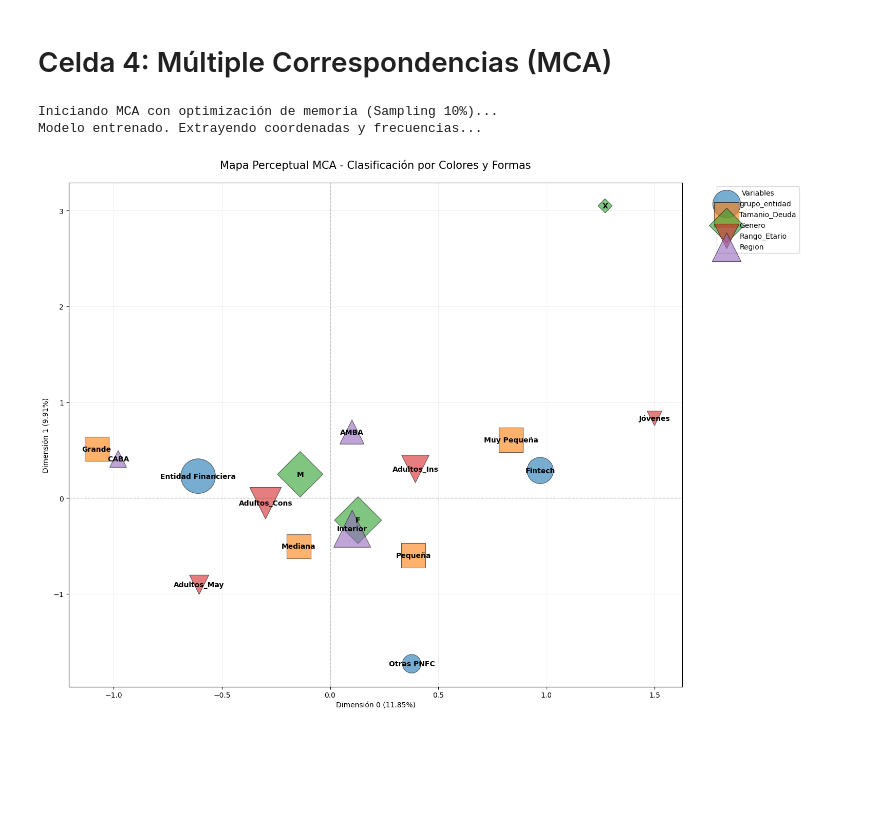
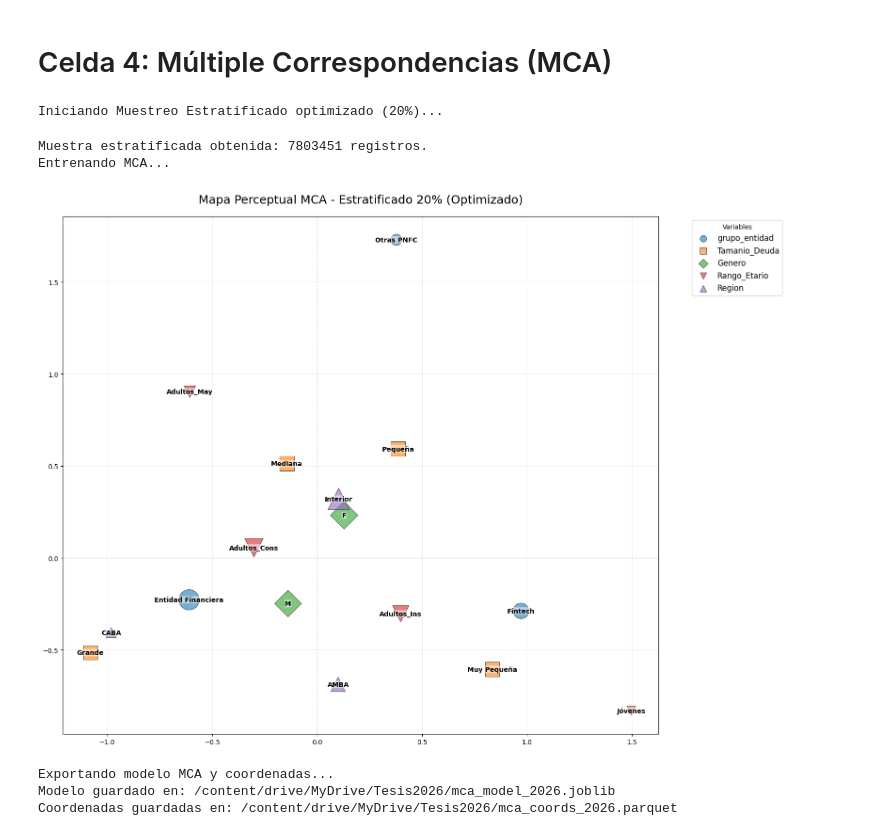
Before and after one commit to tobiasllop/Tesis, a Jupyter notebook: Parte_B_1.ipynb, the cells around one changed output. Drawn from its saved outputs; the diff is of its cells as text; code cells hidden in the pictures; blank space fills up the shorter version.

```diff
--- a/Parte_B_1.ipynb
+++ b/Parte_B_1.ipynb
@@ -251,13 +278,26 @@ if 'df_mca_2026' not in locals():
         df_mca_2026 = pd.read_parquet(ruta_mca_final)
 
 if 'df_mca_2026' in locals():
-    print("Iniciando MCA con optimización de memoria (Sampling 10%)...")
-    df_sample = df_mca_2026.sample(frac=0.10, random_state=42)
+    print("Iniciando Muestreo Estratificado optimizado (20%)...")
 
+    # Para ahorrar RAM, creamos los estratos y muestreamos usando pandas groupby
+    df_mca_2026['estrato'] = (df_mca_2026['Genero'].astype(str) + "_" +
+                              df_mca_2026['Rango_Etario'].astype(str) + "_" +
+                              df_mca_2026['Region'].astype(str))
+
+    # Muestreo proporcional por estrato
+    df_sample = df_mca_2026.groupby('estrato', group_keys=False).apply(lambda x: x.sample(frac=0.2, random_state=42))
+
+    df_mca_2026.drop(columns=['estrato'], inplace=True)
+    df_sample = df_sample.drop(columns=['estrato'])
+
+    print(f"Muestra estratificada obtenida: {len(df_sample)} registros.")
+    gc.collect()
+
+    print("Entrenando MCA...")
     mca_26 = prince.MCA(n_components=2, n_iter=3, copy=False, engine='sklearn', random_state=42)
     mca_26 = mca_26.fit(df_sample)
 
-    print("Modelo entrenado. Extrayendo coordenadas y frecuencias...")
     col_coords = mca_26.column_coordinates(df_sample)
 
     frecuencias_dict = {}
@@ -269,44 +309,47 @@ if 'df_mca_2026' in locals():
     palette = {'grupo_entidad': '#1f77b4', 'Tamanio_Deuda': '#ff7f0e', 'Genero': '#2ca02c', 'Rango_Etario': '#d62728', 'Region': '#9467bd'}
     markers = {'grupo_entidad': 'o', 'Tamanio_Deuda': 's', 'Genero': 'D', 'Rango_Etario': 'v', 'Region': '^'}
 
     plt.figure(figsize=(16, 12))
 
     for var_name in palette.keys():
         mask = [idx.startswith(f"{var_name}__") for idx in col_coords.index]
         subset = col_coords[mask]
 
         if not subset.empty:
             subset_counts = [frecuencias_dict.get(idx, 100) for idx in subset.index]
             max_total = max(frecuencias_dict.values())
-            subset_sizes = [(c / max_total * 3000) + 300 for c in subset_counts]
+            # Escala de burbujas reducida para no tapar labels
+            subset_sizes = [(c / max_total * 1000) + 100 for c in subset_counts]
 
             plt.scatter(subset[0], subset[1], s=subset_sizes, alpha=0.6,
                         color=palette[var_name], marker=markers[var_name],
                         label=var_name, edgecolors='black', linewidth=0.8)
 
             for idx in subset.index:
                 label = idx.split('__')[-1]
-                # Aumento de fontsize a 12 y desplazamiento para evitar solapamiento con el punto
                 plt.annotate(label, (subset.loc[idx, 0], subset.loc[idx, 1]),
-                             fontsize=12, fontweight='bold', ha='center', va='center',
-                             bbox=dict(boxstyle='round,pad=0.2', fc='yellow', alpha=0.3))
+                             fontsize=10, fontweight='bold', ha='center', va='center',
+                             bbox=dict(boxstyle='round,pad=0.05', fc='white', alpha=0.5, ec='none'))
 
     plt.axhline(0, color='black', lw=1, ls='--', alpha=0.2)
     plt.axvline(0, color='black', lw=1, ls='--', alpha=0.2)
-    plt.title('Mapa Perceptual MCA - Optimizado (Sin Género X)', fontsize=18, pad=20)
-    plt.xlabel(f'Dimensión 0 ({mca_26.percentage_of_variance_[0]:.2f}%)', fontsize=14)
-    plt.ylabel(f'Dimensión 1 ({mca_26.percentage_of_variance_[1]:.2f}%)', fontsize=14)
-    plt.legend(title="Variables", bbox_to_anchor=(1.05, 1), loc='upper left', fontsize=12)
+    plt.title('Mapa Perceptual MCA - Estratificado 20% (Optimizado)', fontsize=18, pad=20)
+
+    lgnd = plt.legend(title="Variables", bbox_to_anchor=(1.05, 1), loc='upper left', fontsize=12)
+    for handle in lgnd.legend_handles:
+        handle.set_sizes([100.0])
+
     plt.grid(True, alpha=0.2)
     plt.tight_layout()
     plt.show()
 
     del df_sample
     gc.collect()
 # %% [output]
-Iniciando MCA con optimización de memoria (Sampling 10%)...
-Modelo entrenado. Extrayendo coordenadas y frecuencias...
+Iniciando Muestreo Estratificado optimizado (20%)...
+Muestra estratificada obtenida: 7803451 registros.
+Entrenando MCA...
-[figure, old version]
+[figure, new version]
 # %%
 import joblib
 
@@ -324,3 +367,7 @@ col_coords.to_parquet(ruta_coords)
 
 print(f"Modelo guardado en: {ruta_modelo}")
 print(f"Coordenadas guardadas en: {ruta_coords}")
+# %% [output]
+Exportando modelo MCA y coordenadas...
+Modelo guardado en: /content/drive/MyDrive/Tesis2026/mca_model_2026.joblib
+Coordenadas guardadas en: /content/drive/MyDrive/Tesis2026/mca_coords_2026.parquet
```
Also changed, not shown: parts of 3 cells of this notebook.
